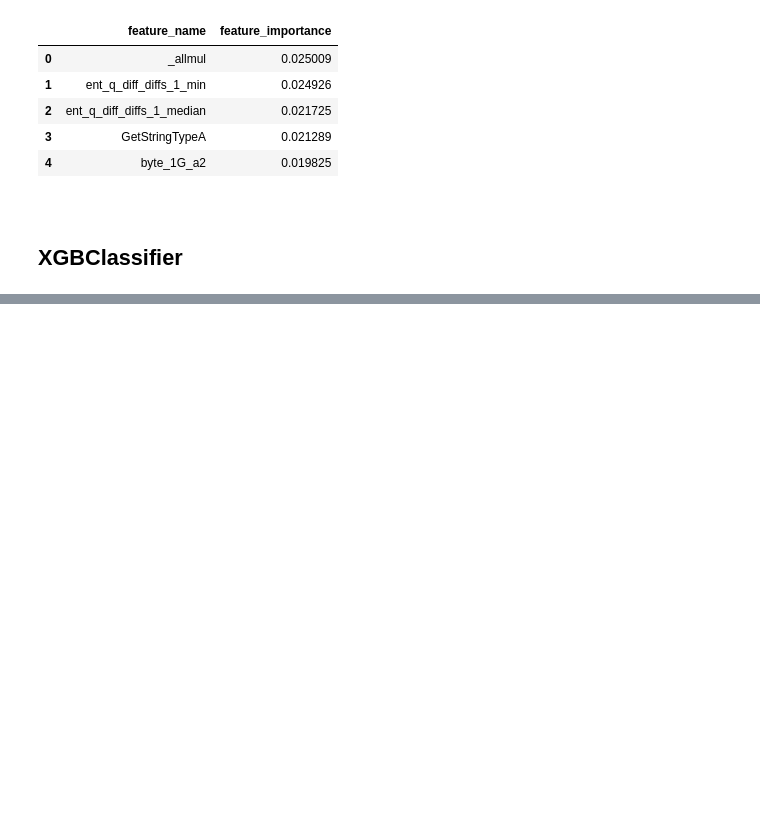
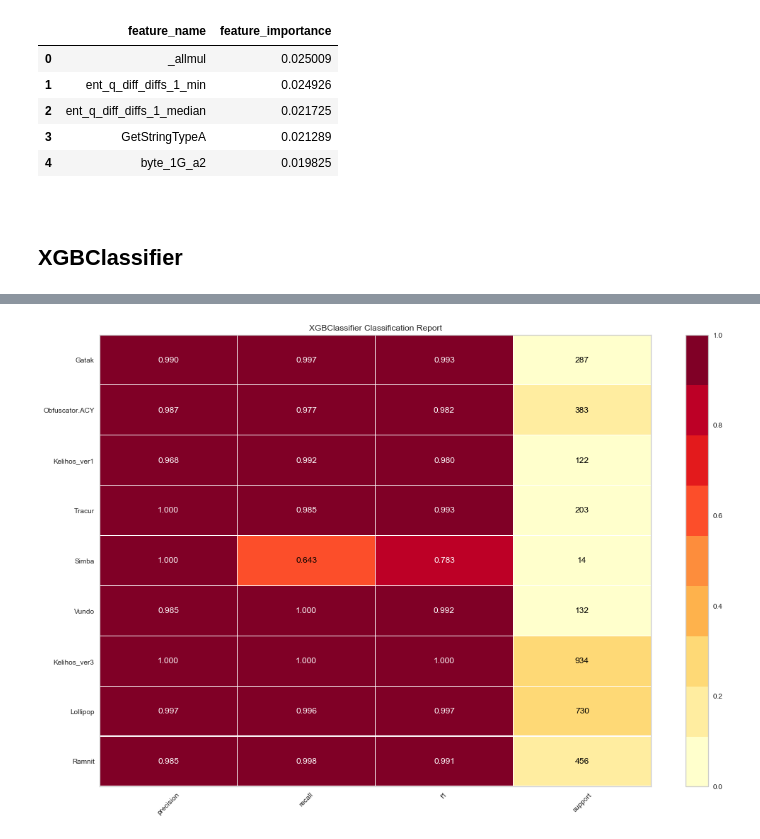
Before and after one commit to tomarga/Machine-Burning, a Jupyter notebook: src/Model.ipynb, the cells around one changed output, grey strips where cells are left out. Drawn from its saved outputs; the diff is of its cells as text; code cells hidden in the pictures; blank space fills up the shorter version.

```diff
--- a/src/Model.ipynb
+++ b/src/Model.ipynb
@@ -99,0 +189,7 @@ rfecv_rf_cv5_original_features = pickle.load(open(filename, 'rb'))
+# %%
+report = ClassificationReport(basic_model, size=(1080, 720), support=True, force_model=True, classes=list(malware_dict.values()), encoder=malware_dict)
+
+report.score(X_test, y_test)
+c = report.poof()
+# %% [output]
+[figure, added]
```
Also changed, not shown: parts of 59 cells of this notebook, 7 other files.
